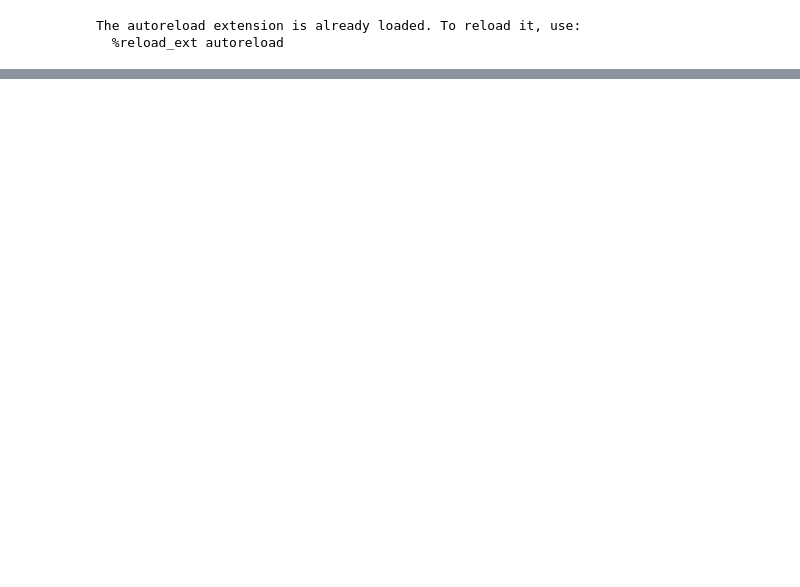
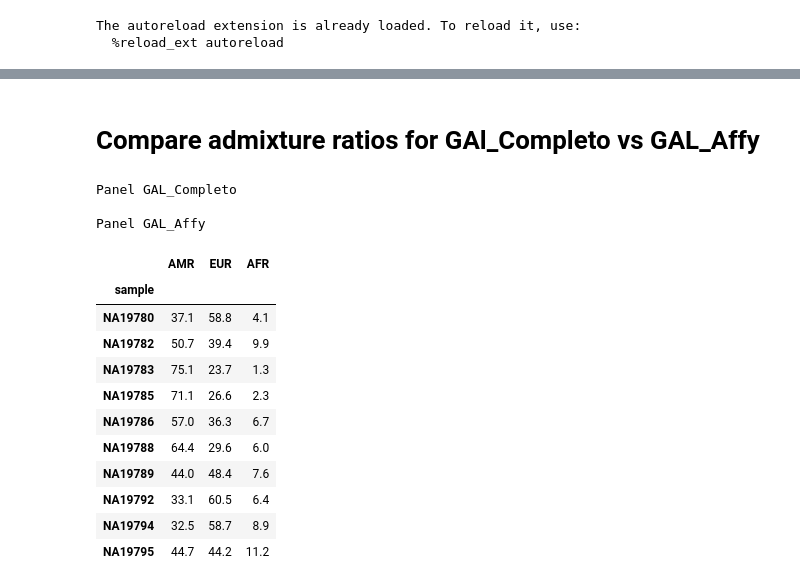
Before and after one commit to jmberros/ancestrator, a Jupyter notebook: admixture.ipynb, the cells around one changed output, grey strips where cells are left out. Drawn from its saved outputs; the diff is of its cells as text; code cells hidden in the pictures; blank space fills up the shorter version.

```diff
--- a/admixture.ipynb
+++ b/admixture.ipynb
@@ -64,0 +65,24 @@ TernaryAxesSubplot: 8755779238590
+# %% [markdown]
+# Compare admixture ratios for GAl_Completo vs GAL_Affy
+# %%
+df = admix_ref.tail(10).applymap(lambda x: round(100*x, 1))
+print('Panel GAL_Completo')
+print()
+print('Panel GAL_Affy')
+df.reset_index('sample').reset_index(drop=True).set_index('sample')
+# %% [output]
+Panel GAL_Completo
+
+Panel GAL_Affy
+|  | AMR | EUR | AFR |
+| sample |  |  |  |
+| NA19780 | 37.1 | 58.8 | 4.1 |
+| NA19782 | 50.7 | 39.4 | 9.9 |
+| NA19783 | 75.1 | 23.7 | 1.3 |
+| NA19785 | 71.1 | 26.6 | 2.3 |
+| NA19786 | 57.0 | 36.3 | 6.7 |
+| NA19788 | 64.4 | 29.6 | 6.0 |
+| NA19789 | 44.0 | 48.4 | 7.6 |
+| NA19792 | 33.1 | 60.5 | 6.4 |
+| NA19794 | 32.5 | 58.7 | 8.9 |
+| NA19795 | 44.7 | 44.2 | 11.2 |
```
Also changed, not shown: parts of 5 cells of this notebook, 4 other files.
